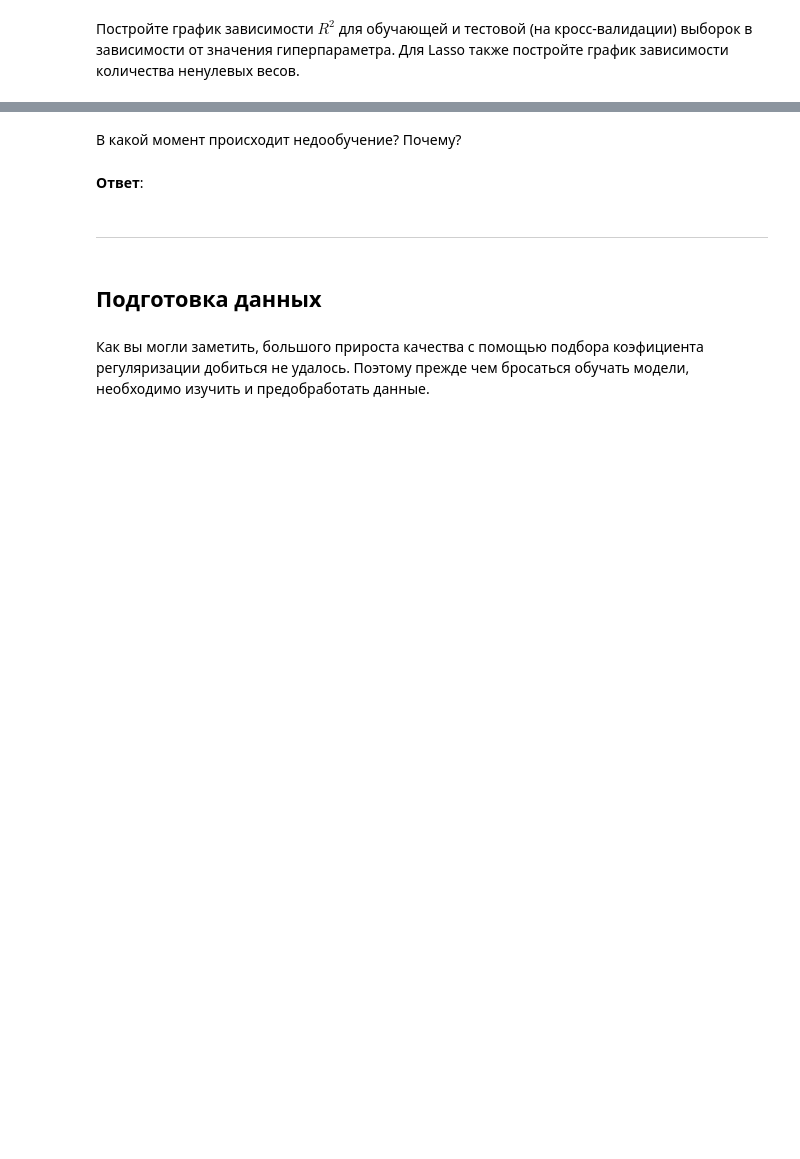
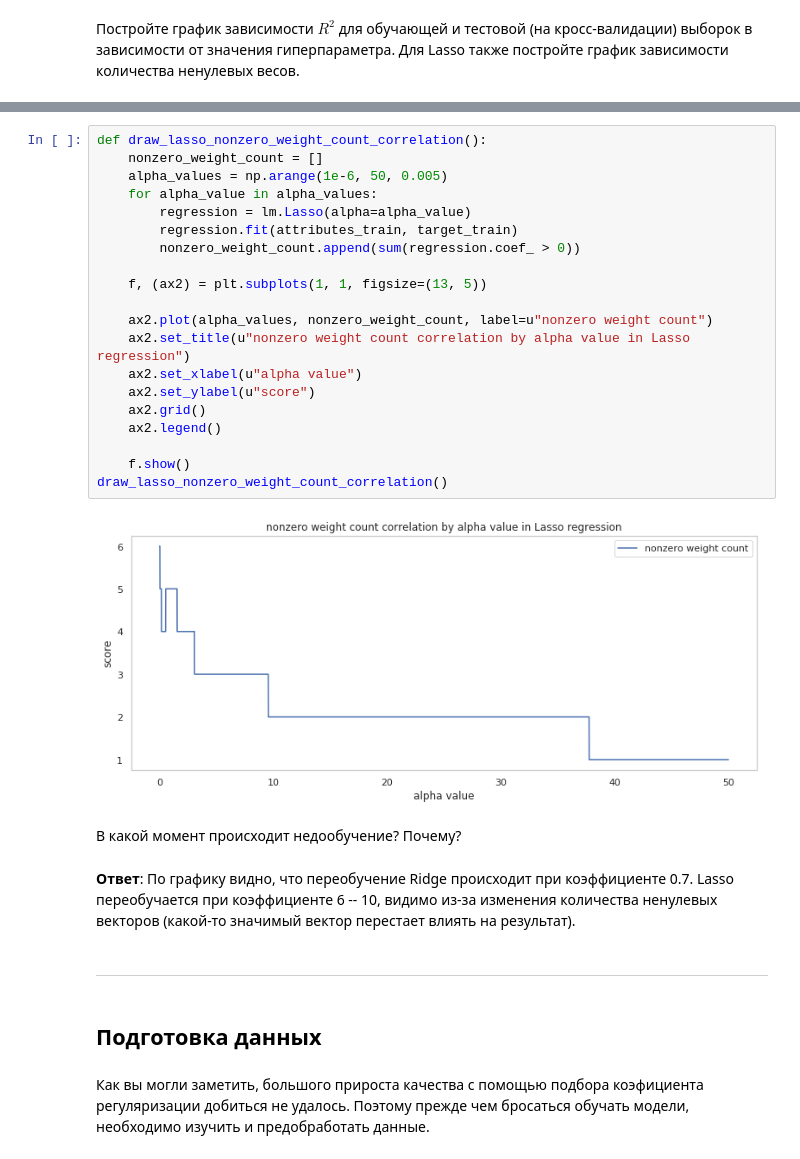
Before and after one commit to evgenstf/machine_learning_hse_course, a Jupyter notebook: homeworks/02/homework-practice-02.ipynb, the cells around one changed output, grey strips where cells are left out. Drawn from its saved outputs; the diff is of its cells as text; blank space fills up the shorter version.

```diff
--- a/homeworks/02/homework-practice-02.ipynb
+++ b/homeworks/02/homework-practice-02.ipynb
@@ -387,7 +502,29 @@ Useful: GridSearchCV, RidgeCV, LassoCV
+# %%
+def draw_lasso_nonzero_weight_count_correlation():
+    nonzero_weight_count = []
+    alpha_values = np.arange(1e-6, 50, 0.005)
+    for alpha_value in alpha_values:
+        regression = lm.Lasso(alpha=alpha_value)
+        regression.fit(attributes_train, target_train)
+        nonzero_weight_count.append(sum(regression.coef_ > 0))
+
+    f, (ax2) = plt.subplots(1, 1, figsize=(13, 5))
+
+    ax2.plot(alpha_values, nonzero_weight_count, label=u"nonzero weight count")
+    ax2.set_title(u"nonzero weight count correlation by alpha value in Lasso regression")
+    ax2.set_xlabel(u"alpha value")
+    ax2.set_ylabel(u"score")
+    ax2.grid()
+    ax2.legend()
+
+    f.show()
+draw_lasso_nonzero_weight_count_correlation()
+# %% [output]
+[figure, added]
 # %% [markdown]
 В какой момент происходит недообучение? Почему?
-# %% [markdown]
-__Ответ__:
+# %% [markdown]
+__Ответ__: По графику видно, что переобучение Ridge происходит при коэффициенте 0.7. Lasso переобучается при коэффициенте 6 -- 10, видимо из-за изменения количества ненулевых векторов (какой-то значимый вектор перестает влиять на результат).
 # %% [markdown]
 ---
 # %% [markdown]
```
Also changed, not shown: parts of 37 cells of this notebook.
